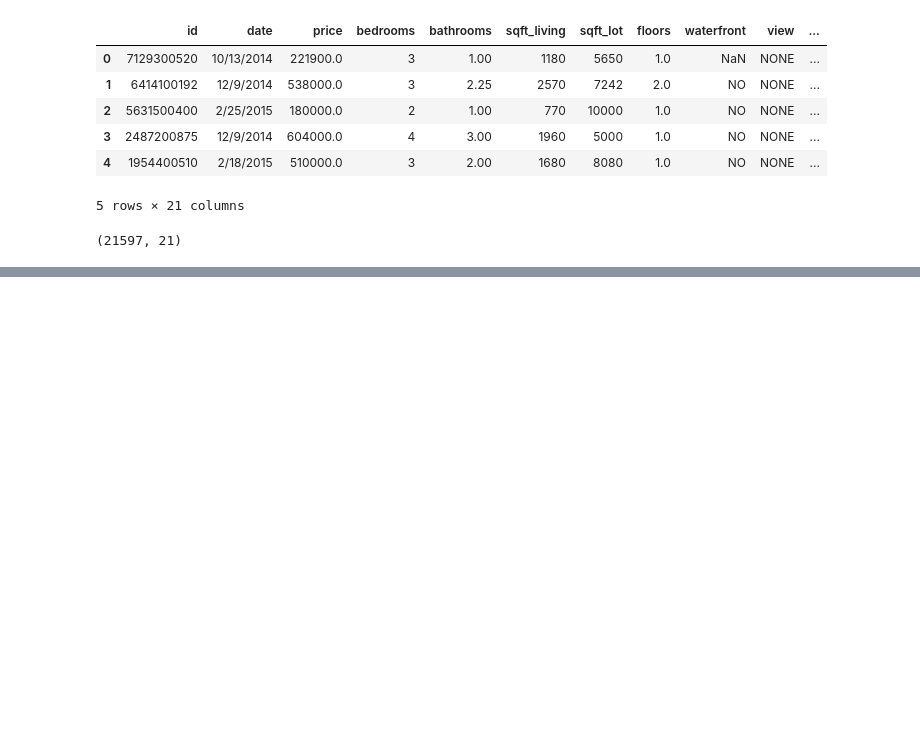
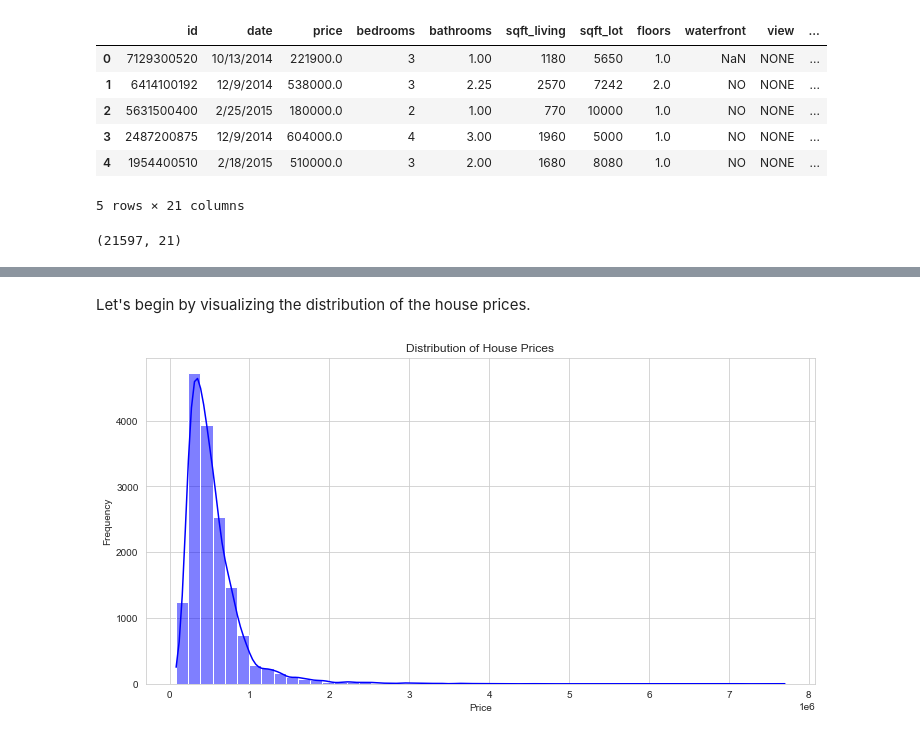
Before and after one commit to Iswana-O/multiple-linear-regression, a Jupyter notebook: Haven-Kings Property Management.ipynb, the cells around one changed output, grey strips where cells are left out. Cells and saved outputs as stored; diff of their text form; code cells hidden in the pictures; blank space fills up the shorter version.

```diff
--- a/Haven-Kings Property Management.ipynb
+++ b/Haven-Kings Property Management.ipynb
@@ -111,0 +181,8 @@ df.shape
+# %%
+# Replacement of the string values
+df['waterfront'] = df['waterfront'].replace({'NO' : 0,'YES': 1 })
+
+df['view'] = df['view'].replace({'NONE': 0, 'GOOD': 2, 'EXCELLENT': 1, 'AVERAGE': 3, 'FAIR': 4})
+
+# Preview
+df
@@ -111,0 +216,3 @@ df.shape
+# %%
+# Drop missing values
+df.dropna(subset=['waterfront', 'view', 'yr_renovated'], inplace=True)
@@ -111,0 +249,20 @@ df.shape
+# %% [markdown]
+Let's begin by visualizing the distribution of the house prices.
+# %%
+# Checking the distribution of the target variable, which is likely the house price.
+
+import matplotlib.pyplot as plt
+import seaborn as sns
+
+# Setting the style for seaborn plots
+sns.set_style("whitegrid")
+
+# Plotting the distribution of house prices
+plt.figure(figsize=(12, 6))
+sns.histplot(df['price'], bins=50, kde=True, color='blue')
+plt.title('Distribution of House Prices')
+plt.xlabel('Price')
+plt.ylabel('Frequency')
+plt.show()
+# %% [output]
+[figure, added]
```
Also changed, not shown: parts of 77 cells of this notebook.
